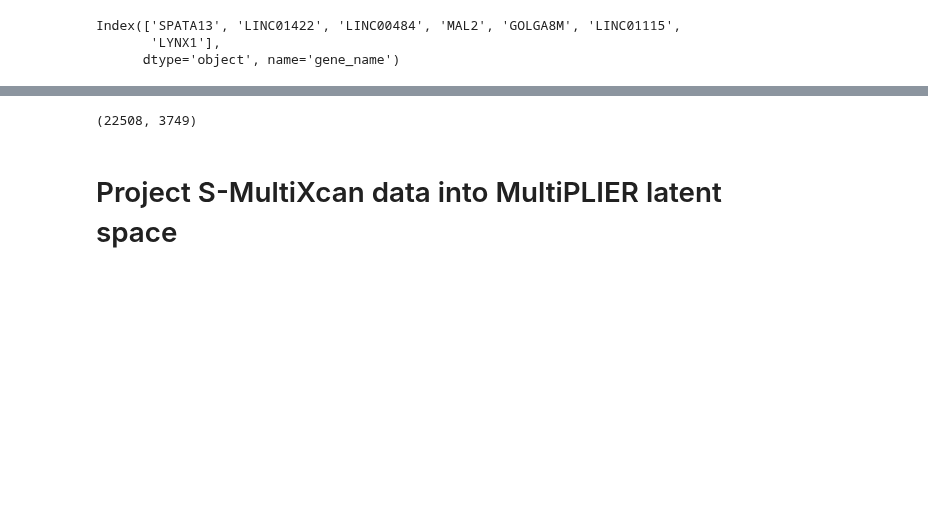
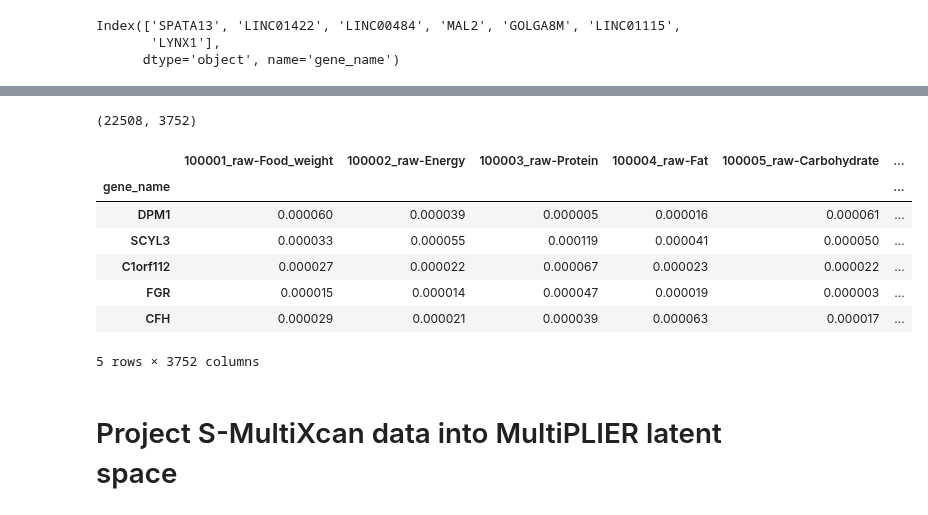
Before and after one commit to greenelab/phenoplier, a Jupyter notebook: nbs/05_projections/010-multiplier-phenomexcan_efo.ipynb, the cells around one changed output, grey strips where cells are left out. Cells and saved outputs as stored; diff of their text form; code cells hidden in the pictures; blank space fills up the shorter version.

```diff
--- a/nbs/05_projections/010-multiplier-phenomexcan_efo.ipynb
+++ b/nbs/05_projections/010-multiplier-phenomexcan_efo.ipynb
@@ -114,4 +107,4 @@ smultixcan_results = smultixcan_results.dropna(how="any")
 # %%
-smultixcan_results.shape
+_tmp.shape
 # %% [output]
-(22508, 3749)
+(22508, 3752)
@@ -118,3 +144,14 @@ smultixcan_results.shape
+# %%
+smultixcan_results.head()
+# %% [output]
+|  | 100001_raw-Food_weight | 100002_raw-Energy | 100003_raw-Protein | 100004_raw-Fat | 100005_raw-Carbohydrate | ... |
+| gene_name |  |  |  |  |  | ... |
+| DPM1 | 0.000060 | 0.000039 | 0.000005 | 0.000016 | 0.000061 | ... |
+| SCYL3 | 0.000033 | 0.000055 | 0.000119 | 0.000041 | 0.000050 | ... |
+| C1orf112 | 0.000027 | 0.000022 | 0.000067 | 0.000023 | 0.000022 | ... |
+| FGR | 0.000015 | 0.000014 | 0.000047 | 0.000019 | 0.000003 | ... |
+| CFH | 0.000029 | 0.000021 | 0.000039 | 0.000063 | 0.000017 | ... |
+5 rows × 3752 columns
 # %% [markdown]
 # Project S-MultiXcan data into MultiPLIER latent space
 # %%
```
Also changed, not shown: parts of 29 cells of this notebook, 1 other file.
